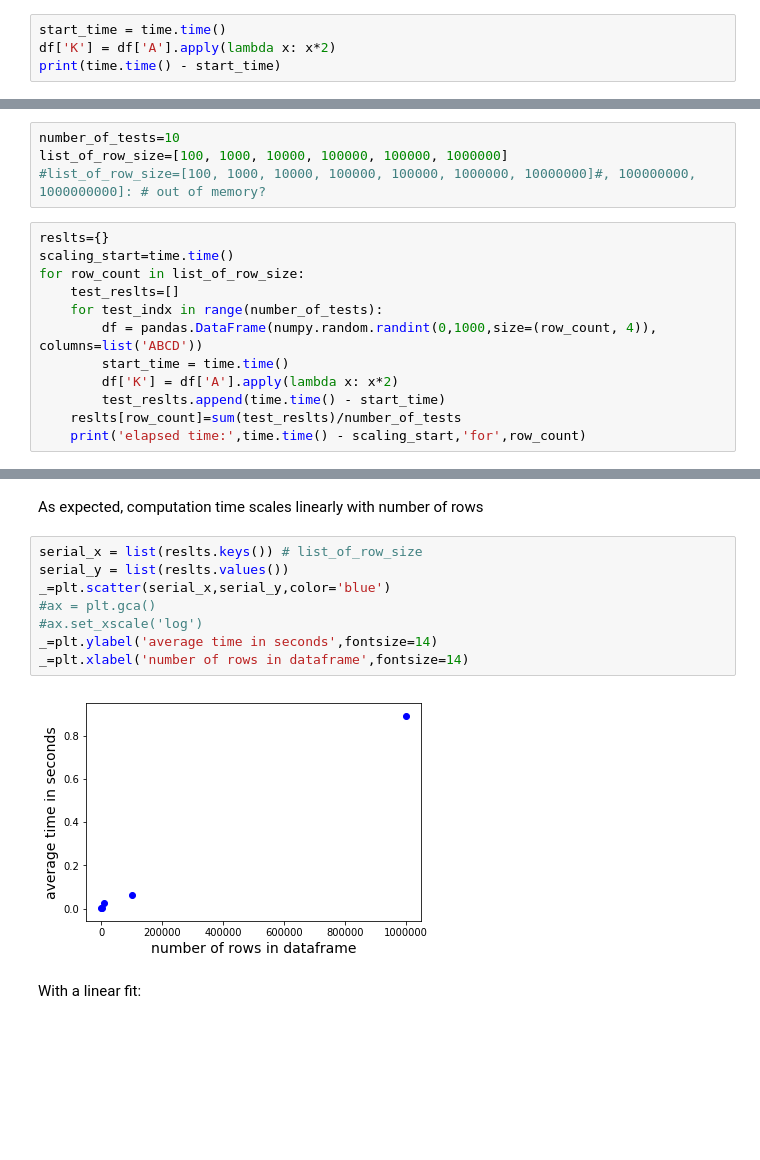
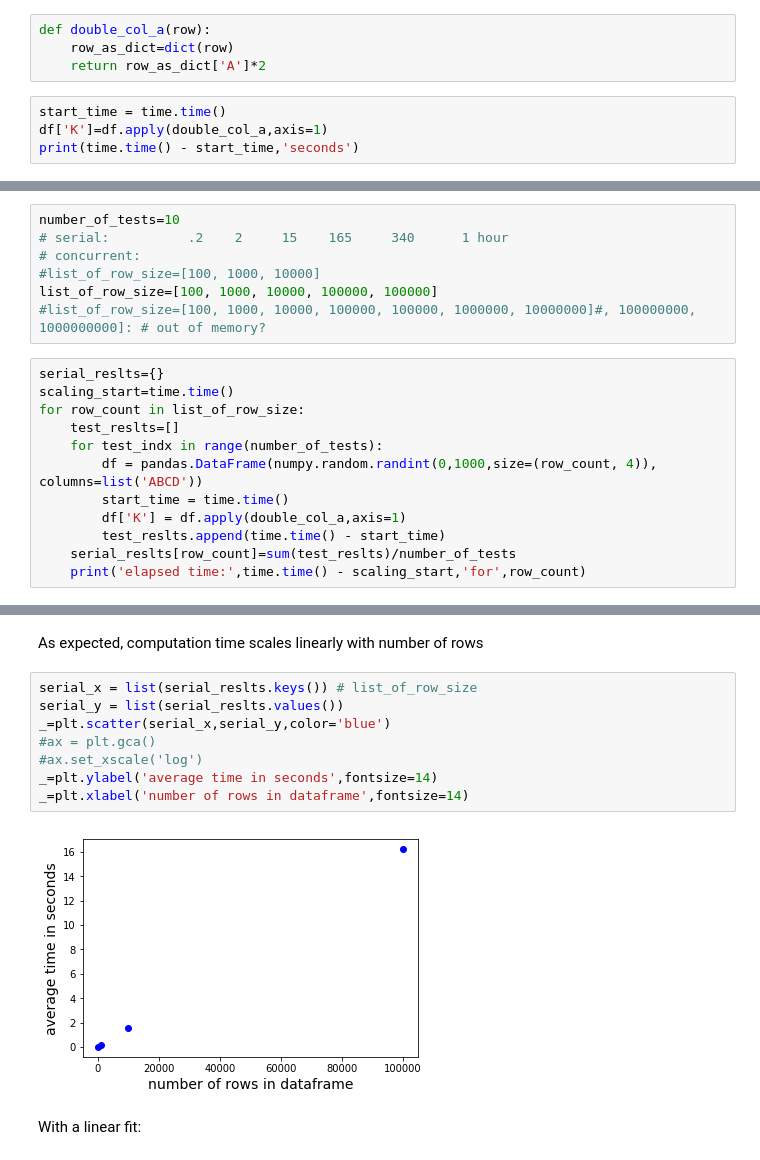
Before and after one commit to umbcdata601/fall2018, a Jupyter notebook: jupyter_notebooks/week11_cost-benefit/multiprocessing_scaling_of_pools.ipynb, the cells around one changed output, grey strips where cells are left out. Drawn from its saved outputs; the diff is of its cells as text; blank space fills up the shorter version.

```diff
--- a/jupyter_notebooks/week11_cost-benefit/multiprocessing_scaling_of_pools.ipynb
+++ b/jupyter_notebooks/week11_cost-benefit/multiprocessing_scaling_of_pools.ipynb
@@ -93,5 +95,9 @@ Normal functions are defined using the def keyword
+# %%
+def double_col_a(row):
+    row_as_dict=dict(row)
+    return row_as_dict['A']*2
 # %%
 start_time = time.time()
-df['K'] = df['A'].apply(lambda x: x*2)
-print(time.time() - start_time)
+df['K']=df.apply(double_col_a,axis=1)
+print(time.time() - start_time,'seconds')
 # %% [output]
@@ -100,18 +106,21 @@ print(time.time() - start_time)
 Loop over increasing number of rows to inspect scaling
 # %%
 number_of_tests=10
-list_of_row_size=[100, 1000, 10000, 100000, 100000, 1000000]
+# serial:          .2    2     15    165     340      1 hour
+# concurrent:
+#list_of_row_size=[100, 1000, 10000]
+list_of_row_size=[100, 1000, 10000, 100000, 100000]
 #list_of_row_size=[100, 1000, 10000, 100000, 100000, 1000000, 10000000]#, 100000000, 1000000000]: # out of memory?
 # %%
-reslts={}
+serial_reslts={}
 scaling_start=time.time()
 for row_count in list_of_row_size:
     test_reslts=[]
     for test_indx in range(number_of_tests):
         df = pandas.DataFrame(numpy.random.randint(0,1000,size=(row_count, 4)), columns=list('ABCD'))
         start_time = time.time()
-        df['K'] = df['A'].apply(lambda x: x*2)
+        df['K'] = df.apply(double_col_a,axis=1)
         test_reslts.append(time.time() - start_time)
-    reslts[row_count]=sum(test_reslts)/number_of_tests
+    serial_reslts[row_count]=sum(test_reslts)/number_of_tests
     print('elapsed time:',time.time() - scaling_start,'for',row_count)
 # %% [output]
@@ -134,15 +141,15 @@ reslts
 # %% [markdown]
 As expected, computation time scales linearly with number of rows
 # %%
-serial_x = list(reslts.keys()) # list_of_row_size
-serial_y = list(reslts.values())
+serial_x = list(serial_reslts.keys()) # list_of_row_size
+serial_y = list(serial_reslts.values())
 _=plt.scatter(serial_x,serial_y,color='blue')
 #ax = plt.gca()
 #ax.set_xscale('log')
 _=plt.ylabel('average time in seconds',fontsize=14)
 _=plt.xlabel('number of rows in dataframe',fontsize=14)
 # %% [output]
-[figure, old version]
+[figure, new version]
 # %% [markdown]
 With a linear fit:
 # %%
```
Also changed, not shown: parts of 41 cells of this notebook, 1 other file.
